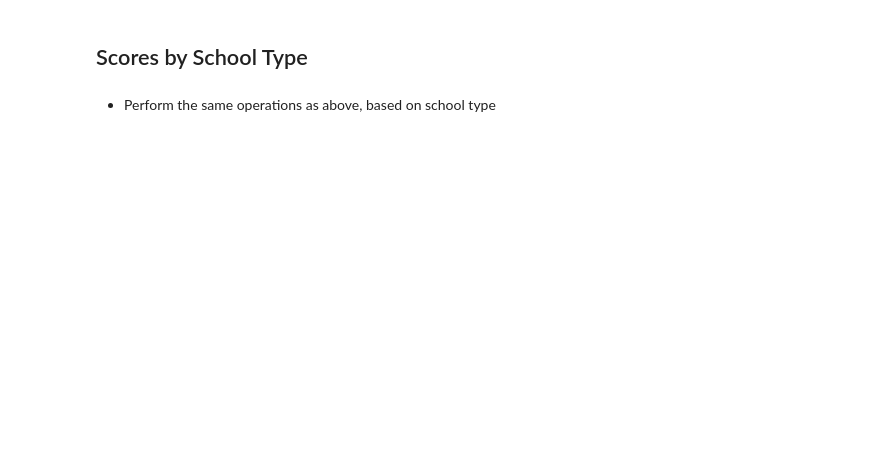
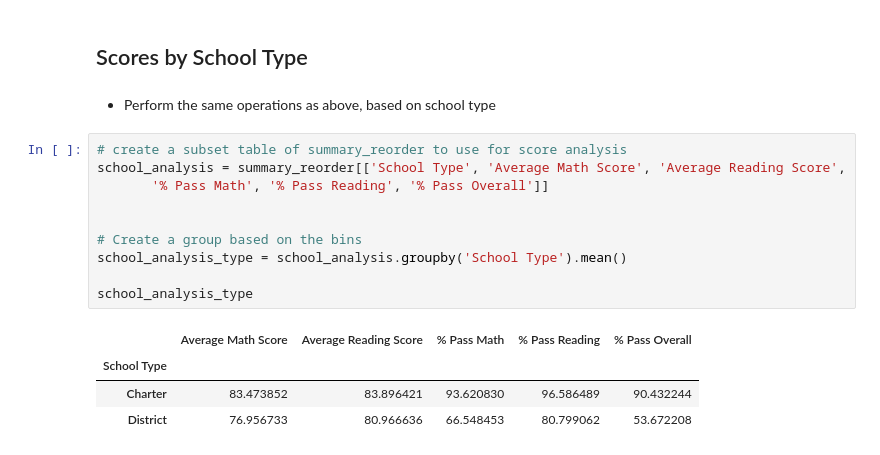
Before and after one commit to KatherineH-cls/pandas-challenge, a Jupyter notebook: PyCitySchools/PyCitySchools.ipynb, the cells around one changed output. Drawn from its saved outputs; the diff is of its cells as text; blank space fills up the shorter version.

```diff
--- a/PyCitySchools/PyCitySchools.ipynb
+++ b/PyCitySchools/PyCitySchools.ipynb
@@ -380,3 +436,18 @@ reading_by_grade.style
 ## Scores by School Type
 # %% [markdown]
 * Perform the same operations as above, based on school type
+# %%
+# create a subset table of summary_reorder to use for score analysis
+school_analysis = summary_reorder[['School Type', 'Average Math Score', 'Average Reading Score',
+       '% Pass Math', '% Pass Reading', '% Pass Overall']]
+
+
+# Create a group based on the bins
+school_analysis_type = school_analysis.groupby('School Type').mean()
+
+school_analysis_type
+# %% [output]
+|  | Average Math Score | Average Reading Score | % Pass Math | % Pass Reading | % Pass Overall |
+| School Type |  |  |  |  |  |
+| Charter | 83.473852 | 83.896421 | 93.620830 | 96.586489 | 90.432244 |
+| District | 76.956733 | 80.966636 | 66.548453 | 80.799062 | 53.672208 |
```
Also changed, not shown: parts of 3 cells of this notebook.
